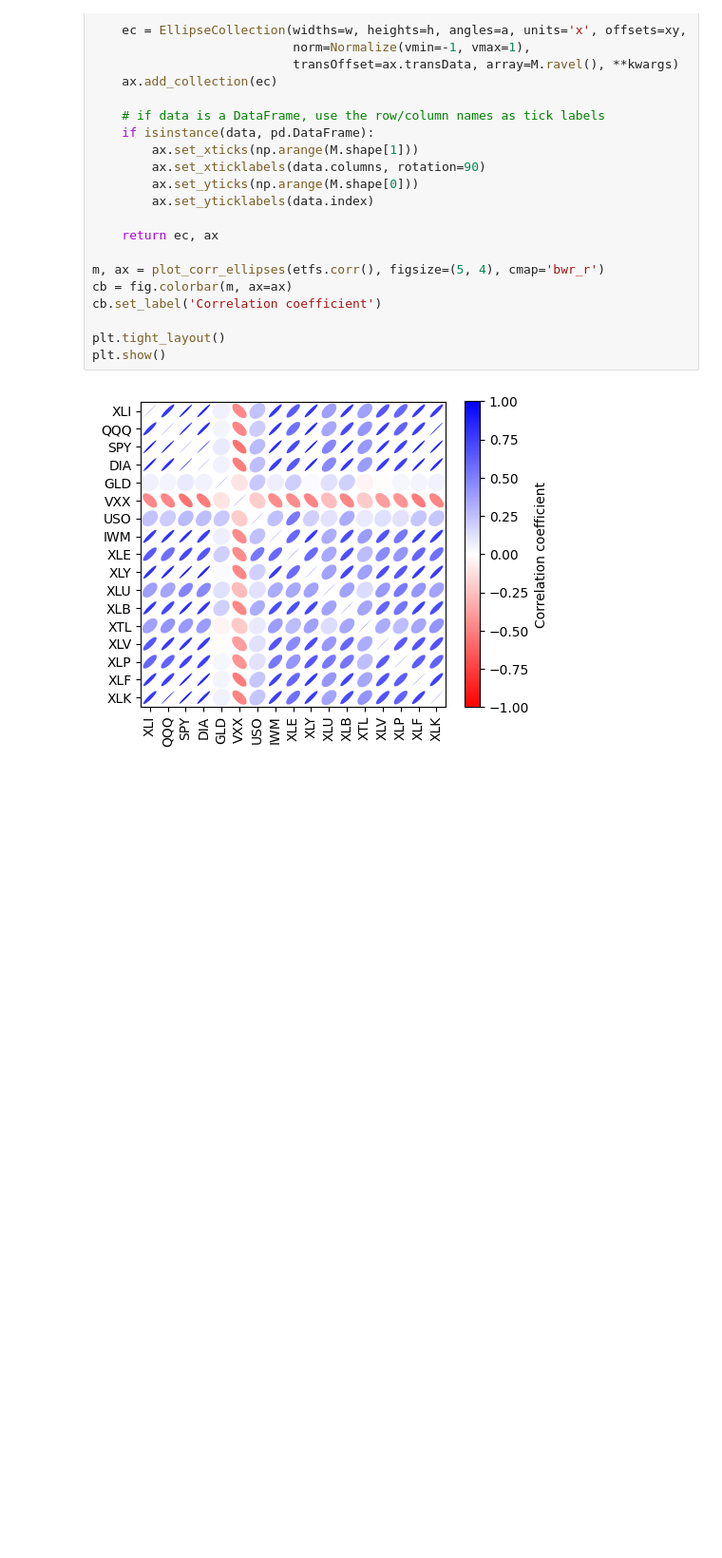
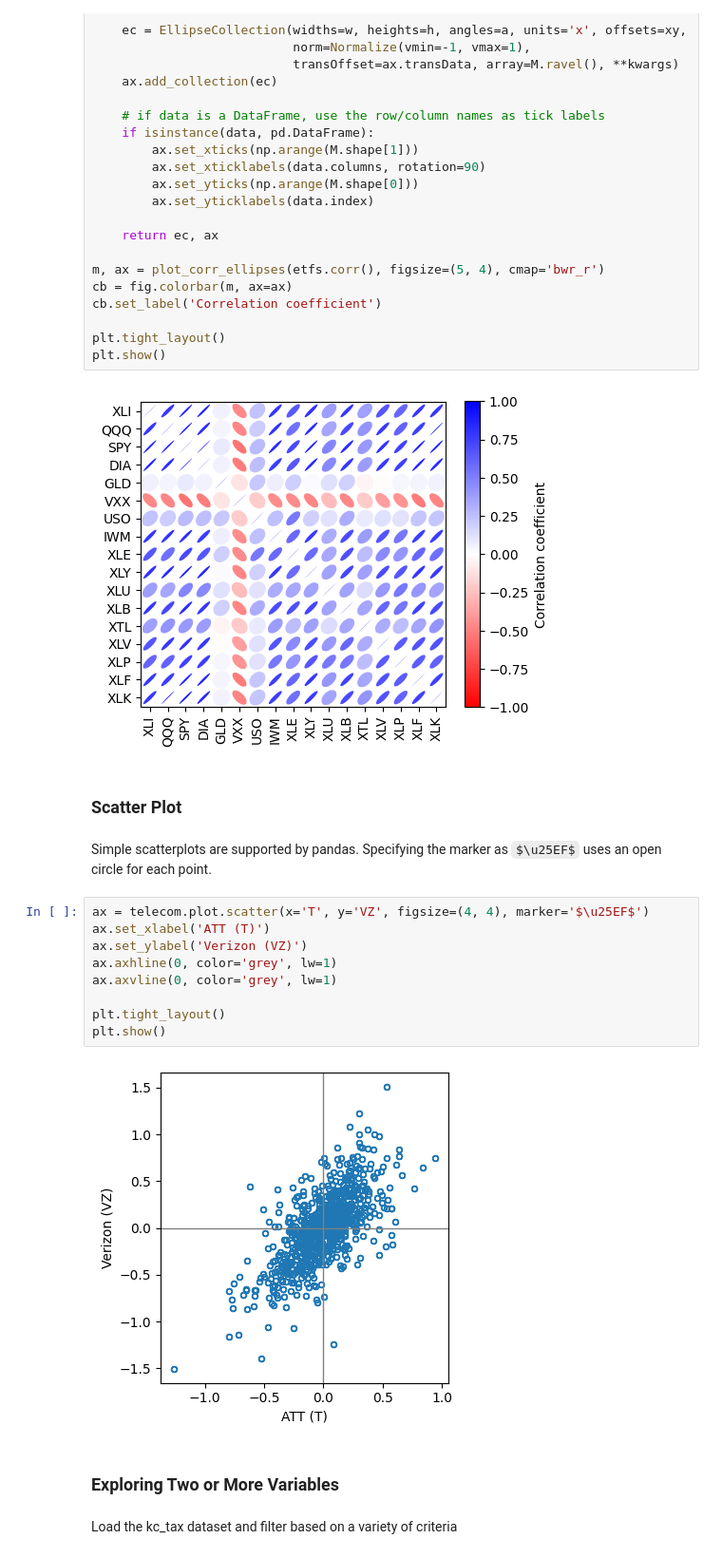
Before and after one commit to gunabalan-0411/data_science_notes, a Jupyter notebook: Code/Statistics/Chapter 1 - Exploratory Data Analysis.ipynb, the cells around one changed output. Shown at 95% size. Cells and saved outputs as stored; diff of their text form; some formulas as TeX source; blank space fills up the shorter version.

```diff
--- a/Code/Statistics/Chapter 1 - Exploratory Data Analysis.ipynb
+++ b/Code/Statistics/Chapter 1 - Exploratory Data Analysis.ipynb
@@ -335,3 +335,22 @@ plt.tight_layout()
 plt.show()
 # %% [output]
 [figure]
+# %% [markdown]
+### Scatter Plot
+# %% [markdown]
+Simple scatterplots are supported by pandas. Specifying the marker as $\u25EF$ uses an open circle for each point.
+# %%
+ax = telecom.plot.scatter(x='T', y='VZ', figsize=(4, 4), marker='$\u25EF$')
+ax.set_xlabel('ATT (T)')
+ax.set_ylabel('Verizon (VZ)')
+ax.axhline(0, color='grey', lw=1)
+ax.axvline(0, color='grey', lw=1)
+
+plt.tight_layout()
+plt.show()
+# %% [output]
+[figure, added]
+# %% [markdown]
+### Exploring Two or More Variables
+# %% [markdown]
+Load the kc_tax dataset and filter based on a variety of criteria
```
Also changed, not shown: parts of 3 cells of this notebook.
